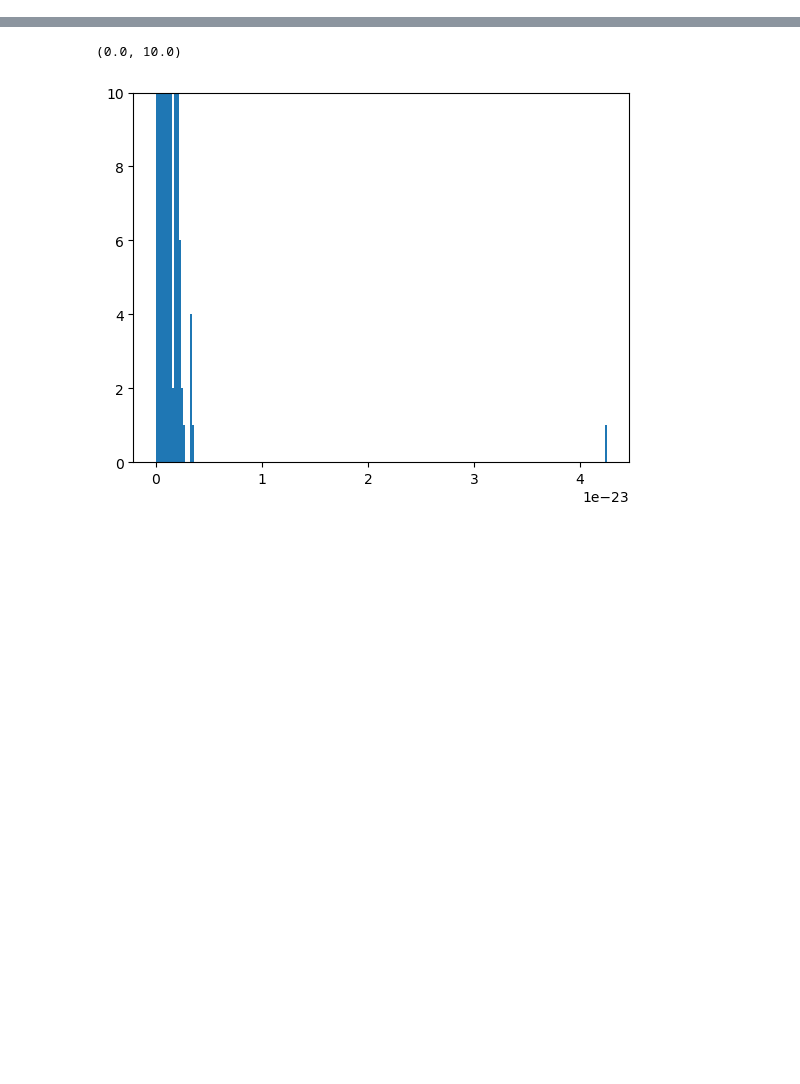
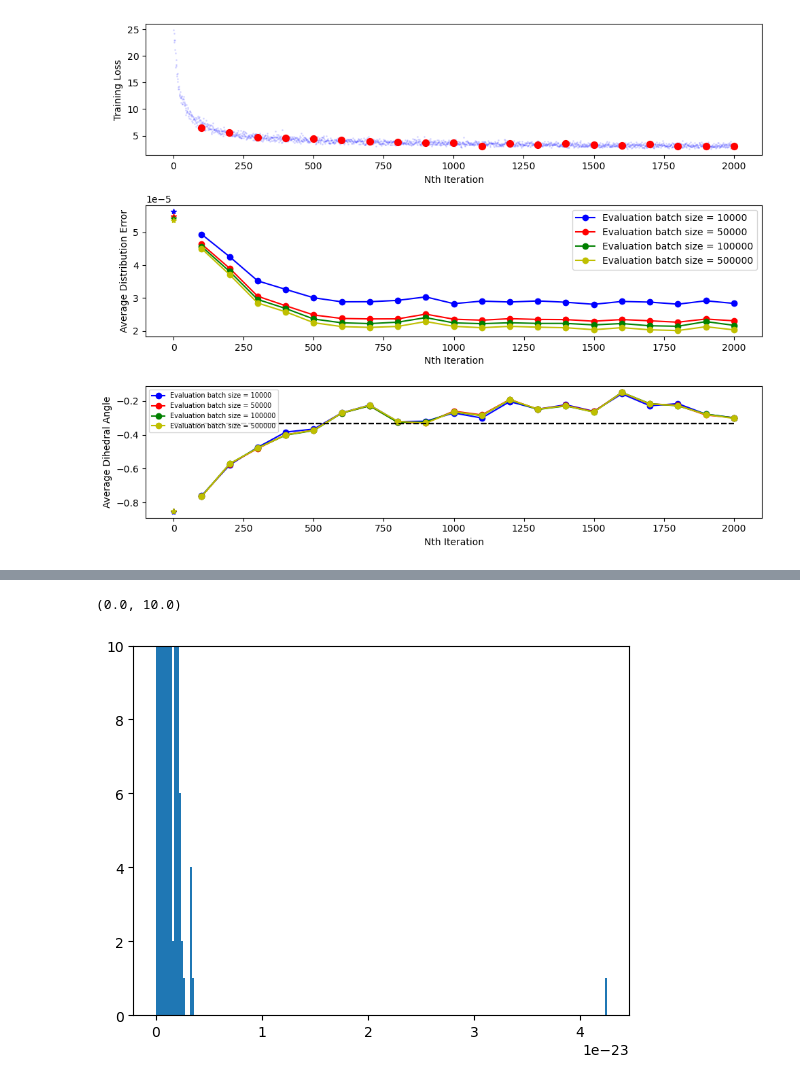
Before and after one commit to JosephRRB/GFlowNets_on_SpinFoams, a Jupyter notebook: GFlowNet Experiments on SpinFoams.ipynb, the cells around one changed output, grey strips where cells are left out. Cells and saved outputs as stored; diff of their text form; code cells hidden in the pictures; blank space fills up the shorter version.

Commit message:
different batch sizes

```diff
--- a/GFlowNet Experiments on SpinFoams.ipynb
+++ b/GFlowNet Experiments on SpinFoams.ipynb
@@ -6,7 +6,7 @@ grid_length = 8
 
 runner = Runner(
     grid_length=grid_length,
-    main_layer_hidden_nodes=(80, 80, 20, 20),
+    main_layer_hidden_nodes=(30, 20),
     branch1_hidden_nodes=(),
     branch2_hidden_nodes=(),
     activation="swish",
@@ -177,0 +53,69 @@ array([[  99],
+# %%
+import numpy as np
+
+eval_batch_sizes = evaluation_batch_sizes.numpy()
+
+training_iterations = np.arange(n_iterations) + 1
+evaluation_iterations = np.arange(
+    evaluate_every_n_iterations,
+    n_iterations+1,
+    evaluate_every_n_iterations
+)
+
+training_losses = ave_losses.numpy()
+
+distribution_errors = distr_errors.numpy()
+
+observables = agent_obss.numpy()
+theoretical_obs = runner.env.theoretical_ave_dihedral_angle.numpy()
+# %%
+import matplotlib.pyplot as plt
+
+def plot_results(
+    train_iters, eval_iters, losses, distr_errs, obs, theo_obs, eval_sizes,
+    figsize=(10, 8), colors=['b', 'r', 'g', 'y']
+):
+    fig, ax = plt.subplots(3, 1, figsize=figsize)
+
+    ax[0].scatter(train_iters, losses, marker='.', alpha=0.1, c='b', s=5)
+    ax[0].scatter(eval_iters, losses[eval_iters-1], marker='o', c='r', s=50)
+    ax[0].set_ylabel('Training Loss')
+    ax[0].set_xlabel('Nth Iteration')
+
+    for ind in range(len(eval_sizes)):
+        ax[1].plot(
+            eval_iters, distr_errs[1:, ind],
+            label=f"Evaluation batch size = {eval_sizes[ind]}",
+            marker='o', color=colors[ind]
+        )
+        ax[1].plot(0, distr_errs[0, ind], marker='*', color=colors[ind])
+
+#         frac_error = np.abs(obs - theo_obs) / np.abs(theo_obs)
+
+        ax[2].plot(
+            eval_iters, obs[1:, ind],
+            label=f"Evaluation batch size = {eval_sizes[ind]}",
+            marker='o', color=colors[ind]
+        )
+        ax[2].plot(0, obs[0, ind], marker='*', color=colors[ind])
+        ax[2].hlines(
+            theo_obs, 0, eval_iters[-1],
+            linestyles='dashed', colors='k'
+        )
+
+    ax[1].set_ylabel('Average Distribution Error')
+    ax[1].set_xlabel('Nth Iteration')
+    ax[1].legend()
+
+    ax[2].set_ylabel('Average Dihedral Angle')
+    ax[2].set_xlabel('Nth Iteration')
+    ax[2].legend(prop={"size": 7})
+
+    plt.tight_layout()
+
+plot_results(
+    training_iterations, evaluation_iterations, training_losses,
+    distribution_errors, observables, theoretical_obs, eval_batch_sizes
+)
+# %% [output]
+[figure, added]
```
Also changed, not shown: parts of 22 cells of this notebook, 1 other file.
